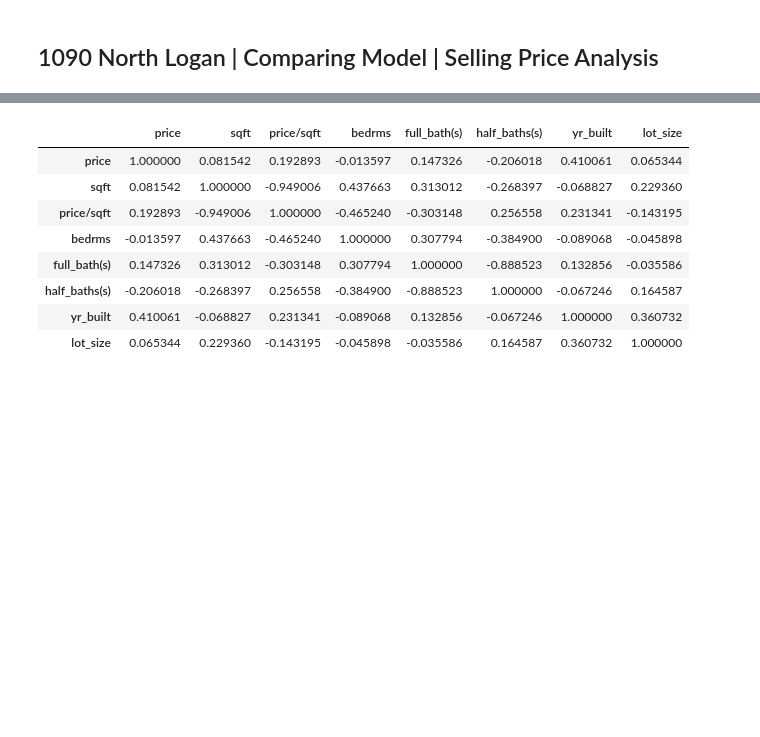
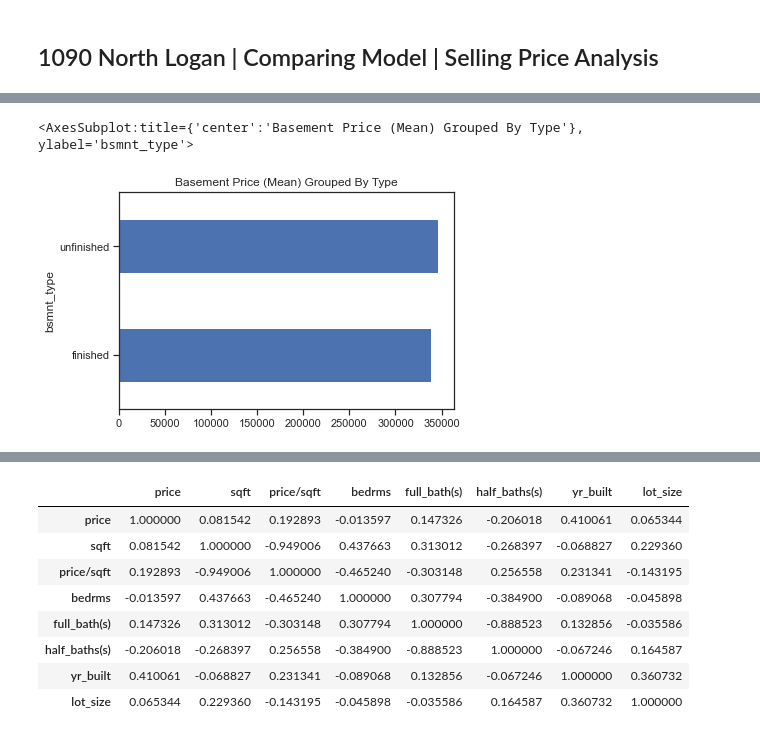
Before and after one commit to protovici/Data-Sciences, a Jupyter notebook: Real Estate/selling_metrics.ipynb, the cells around one changed output, grey strips where cells are left out. Drawn from its saved outputs; the diff is of its cells as text; code cells hidden in the pictures; blank space fills up the shorter version.

```diff
--- a/Real Estate/selling_metrics.ipynb
+++ b/Real Estate/selling_metrics.ipynb
@@ -74,0 +111,5 @@ df['same_type'] = df.apply(similar_house, axis =1)
+# %%
+df.groupby('bsmnt_type')['price'].mean().plot(kind='barh',title='Basement Price (Mean) Grouped By Type')
+# %% [output]
+<AxesSubplot:title={'center':'Basement Price (Mean) Grouped By Type'}, ylabel='bsmnt_type'>
+[figure, added]
```
Also changed, not shown: parts of 26 cells of this notebook, 4 other files.
